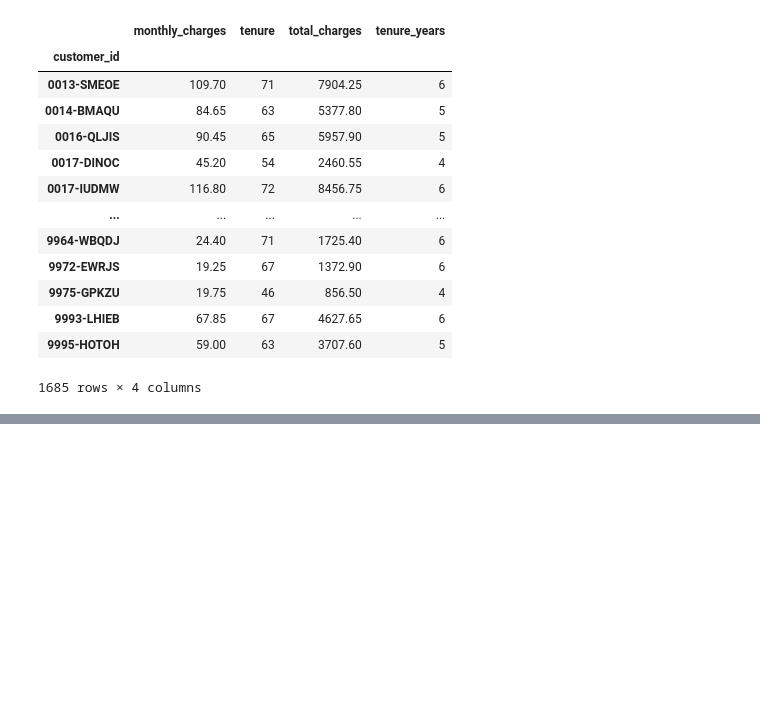
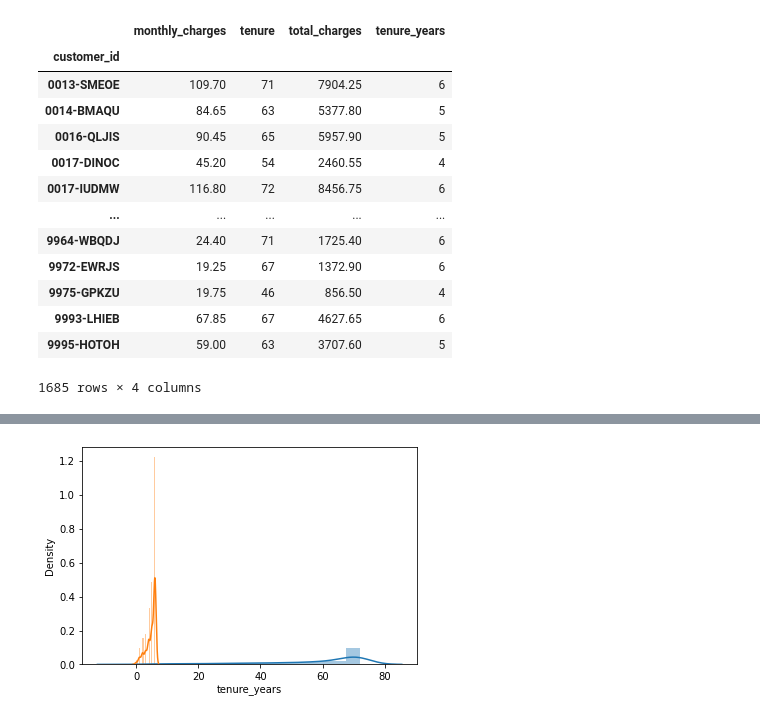
Before and after one commit to johngrinstead/regression_exercises, a Jupyter notebook: explore_telco.ipynb, the cells around one changed output, grey strips where cells are left out. Drawn from its saved outputs; the diff is of its cells as text; code cells hidden in the pictures; blank space fills up the shorter version.

```diff
--- a/explore_telco.ipynb
+++ b/explore_telco.ipynb
@@ -170,0 +211,5 @@ months_to_years(df)
+# %%
+for cat in cat_vars:
+    sns.distplot(train[cat])
+# %% [output]
+[figure, added]
```
Also changed, not shown: parts of 19 cells of this notebook, 1 other file.
